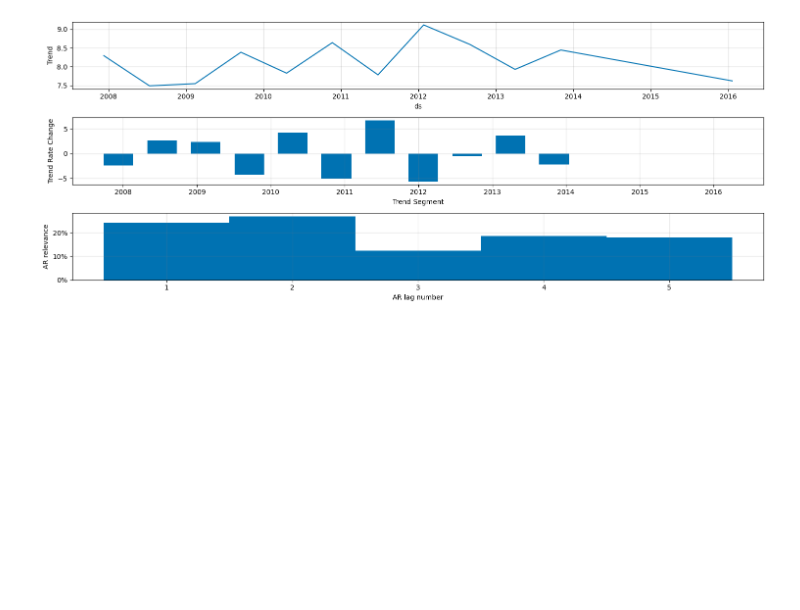
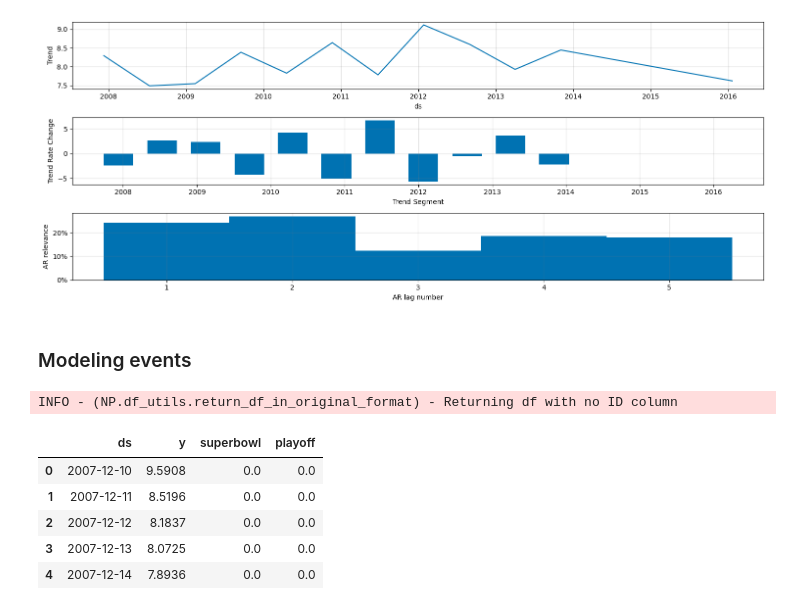
Before and after one commit to LuciaRavazzi/Master-DataScienceLab, a Jupyter notebook: Miscellanea/NeauralProphet_Tutorial.ipynb, the cells around one changed output. Drawn from its saved outputs; the diff is of its cells as text; code cells hidden in the pictures; blank space fills up the shorter version.

```diff
--- a/Miscellanea/NeauralProphet_Tutorial.ipynb
+++ b/Miscellanea/NeauralProphet_Tutorial.ipynb
@@ -416,3 +405,5 @@ INFO - (NP.forecaster._init_train_loader) - lr-range-test selected learning rate
 # %%
 # Adding some regressors: only_last_value  defines how to deal with the lagged values of the regressor.
 model.add_lagged_regressor(name = 'A')
+# %% [markdown]
+### Modeling events
@@ -418,0 +444,11 @@ model.add_lagged_regressor(name = 'A')
+# %%
+history_df  = m.create_df_with_events(df, history_events_df)
+history_df.head()
+# %% [output]
+INFO - (NP.df_utils.return_df_in_original_format) - Returning df with no ID column
+|  | ds | y | superbowl | playoff |
+| 0 | 2007-12-10 | 9.5908 | 0.0 | 0.0 |
+| 1 | 2007-12-11 | 8.5196 | 0.0 | 0.0 |
+| 2 | 2007-12-12 | 8.1837 | 0.0 | 0.0 |
+| 3 | 2007-12-13 | 8.0725 | 0.0 | 0.0 |
+| 4 | 2007-12-14 | 7.8936 | 0.0 | 0.0 |
```
Also changed, not shown: parts of 11 cells of this notebook.
